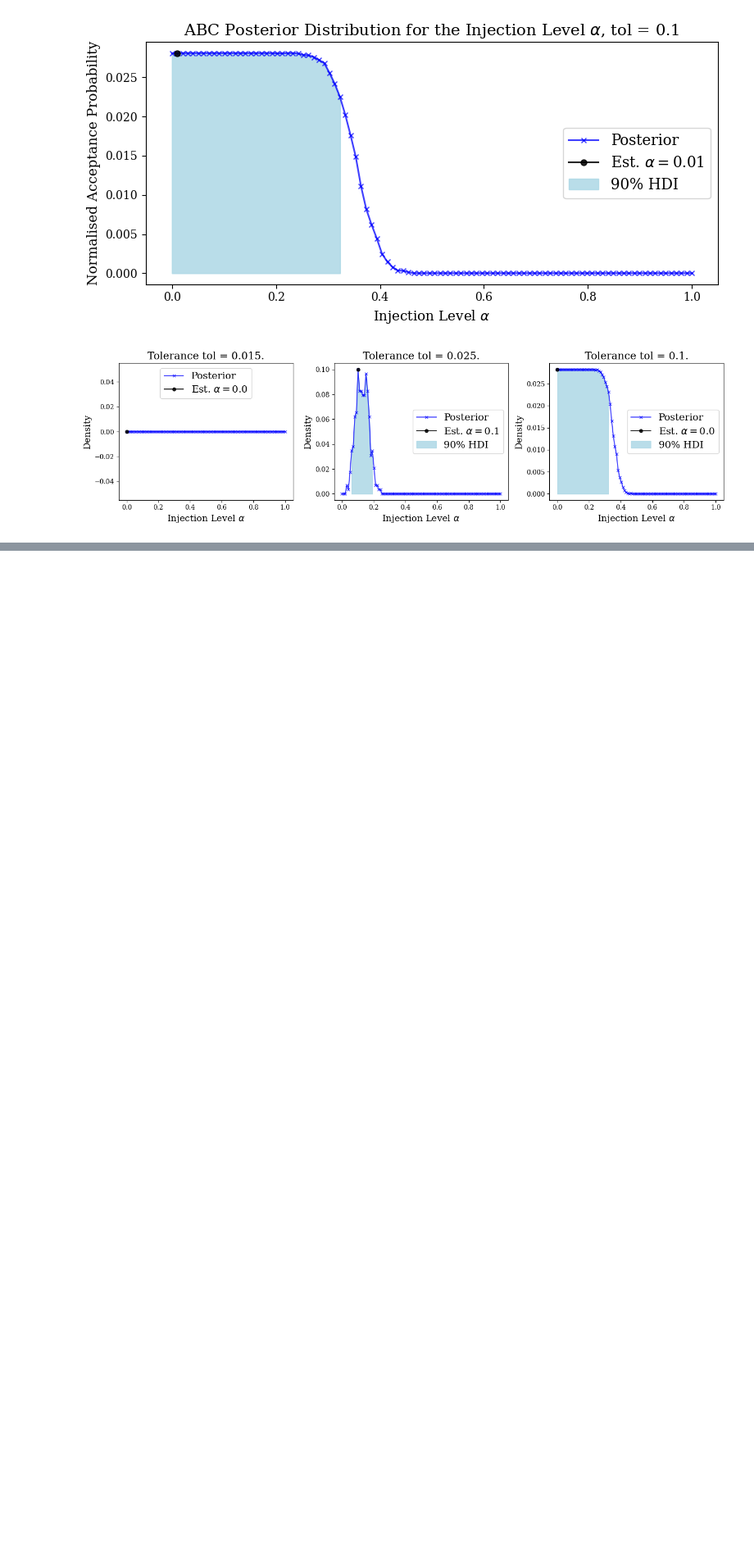
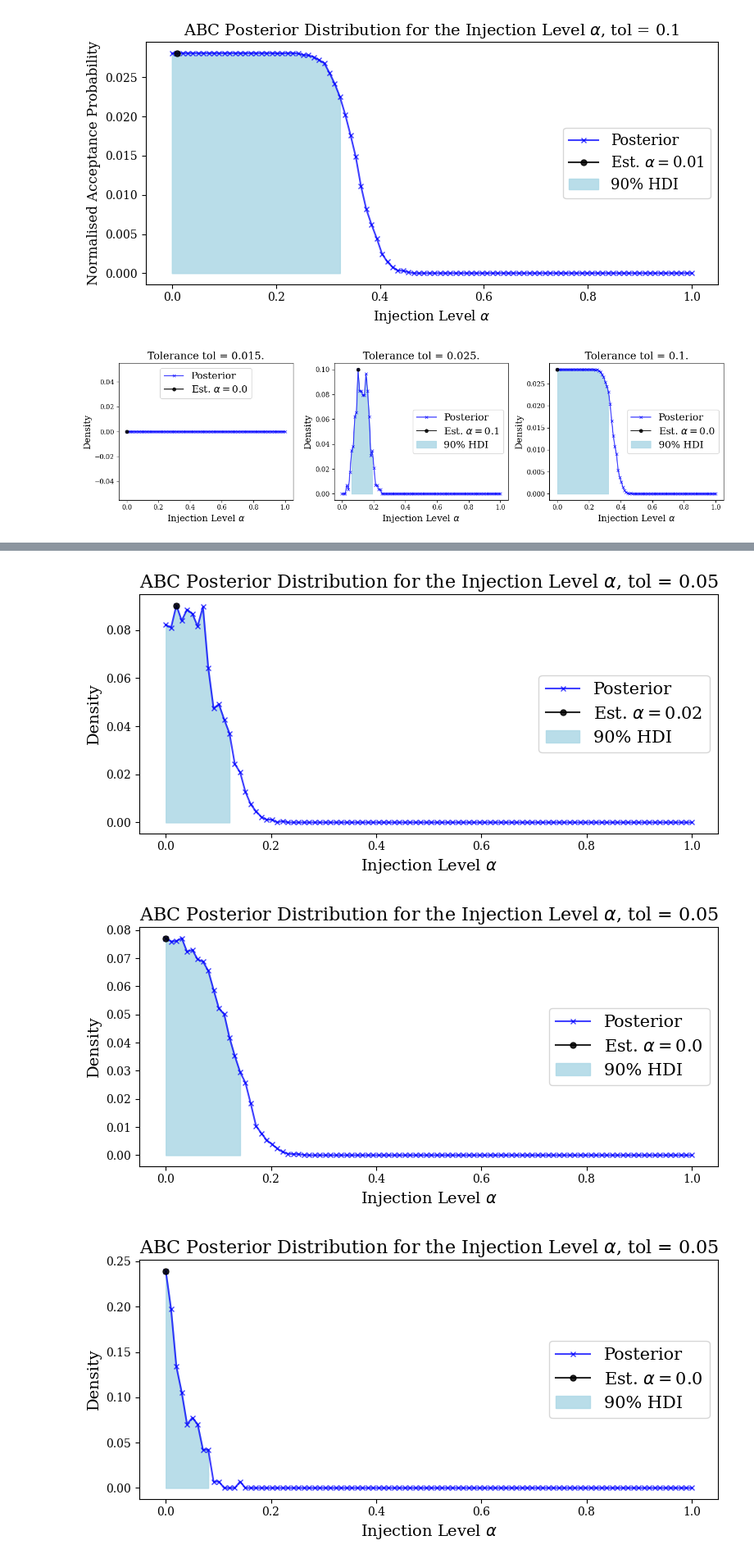
Before and after one commit to fredwdickinson/rscam-g6, a Jupyter notebook: Notebooks/abc_alpha/abc_analysis.ipynb, the cells around one changed output, grey strips where cells are left out. Shown at 82% size. Drawn from its saved outputs; the diff is of its cells as text; code cells hidden in the pictures; blank space fills up the shorter version.

```diff
--- a/Notebooks/abc_alpha/abc_analysis.ipynb
+++ b/Notebooks/abc_alpha/abc_analysis.ipynb
@@ -467,0 +729,11 @@ plt.show()
+# %%
+# Generate 10 signatures from the real life early CRC profile.
+# Do any of them suggest SBS88 presence for the new combination?
+early_test_sigs = synthetic_data.generate_signature(early_weights, N_muts = 500, B = 10)
+
+for test_sig in early_test_sigs:
+    abc_models.abc_alpha_inference(test_sig, new_normal_weights, sbs88_profile, N_muts = 500, tol = 0.05, plot = True)
+# %% [output]
+[figure, added]
+[figure, added]
+[figure, added]
```
Also changed, not shown: parts of 35 cells of this notebook, 27 other files.
